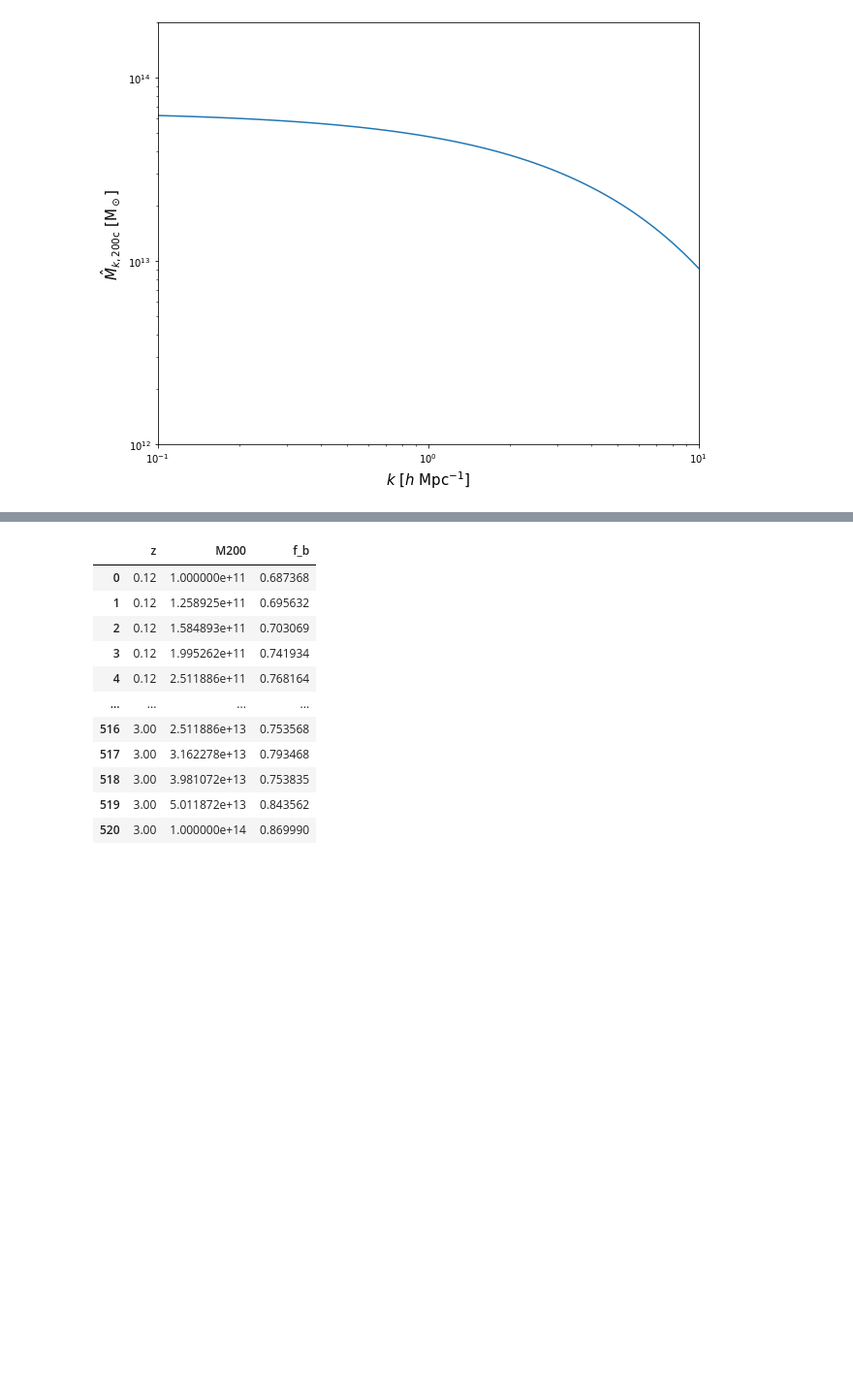
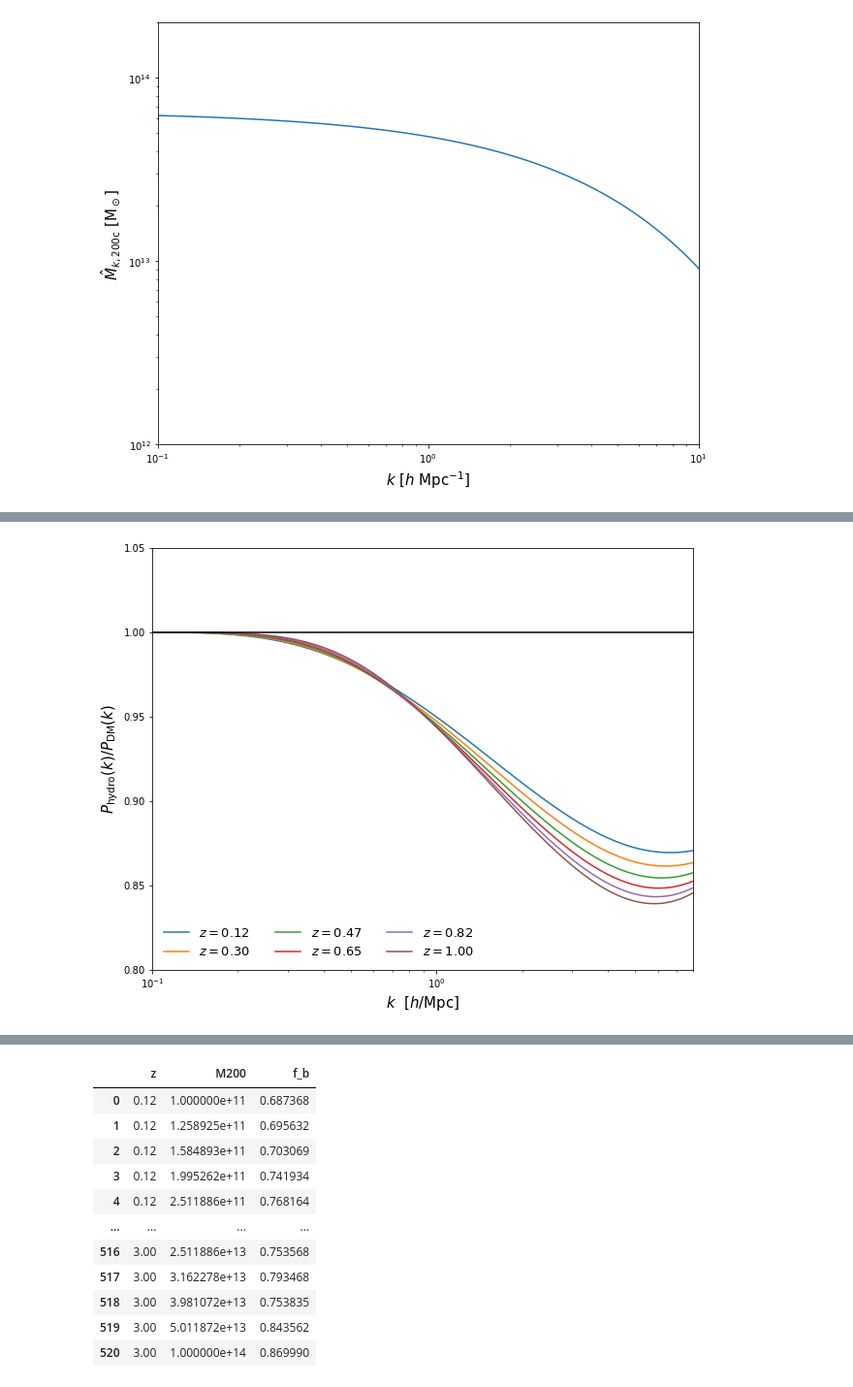
Before and after one commit to jemme07/pyspk, a Jupyter notebook: examples/pySPk_Examples.ipynb, the cells around one changed output, grey strips where cells are left out. Shown at 97% size. Saved outputs shown, nothing was run; the diff lists cells and outputs as text; code cells hidden in the pictures; blank space fills up the shorter version.

```diff
--- a/examples/pySPk_Examples.ipynb
+++ b/examples/pySPk_Examples.ipynb
@@ -119 +131,26 @@ plt.ylim(1e12, 2e14);
+# %%
+H0 = 70
+Omega_b = 0.0463
+Omega_m = 0.2793
+cosmo = FlatLambdaCDM(H0=H0, Om0=Omega_m, Ob0=Omega_b)
+
+alpha = 4.189
+beta = 1.273
+gamma = 0.298
+
+z_list = np.linspace(0.125, 1, 6)
+
+for z in z_list:
+    k, sup = spk.sup_model(SO=500, z=z, alpha=alpha, beta=beta, gamma=gamma, cosmo=cosmo)
+    plt.plot(k, sup, label='$z=%.2f$' % z)
+
+plt.axhline(1, c='k')
+plt.xlim(1e-1, 8)
+plt.ylim(0.8, 1.05)
+plt.legend(loc=3, ncol=3, fontsize=13, frameon=False)
+plt.xscale('log')
+plt.xlabel('$k$  $[h/\\mathrm{Mpc}]$');
+plt.ylabel('$P_\\mathrm{hydro}(k)/P_\\mathrm{DM}(k)$');
+# %% [output]
+[figure, added]
 # %% [markdown]
```
Also changed, not shown: parts of 6 cells of this notebook.
